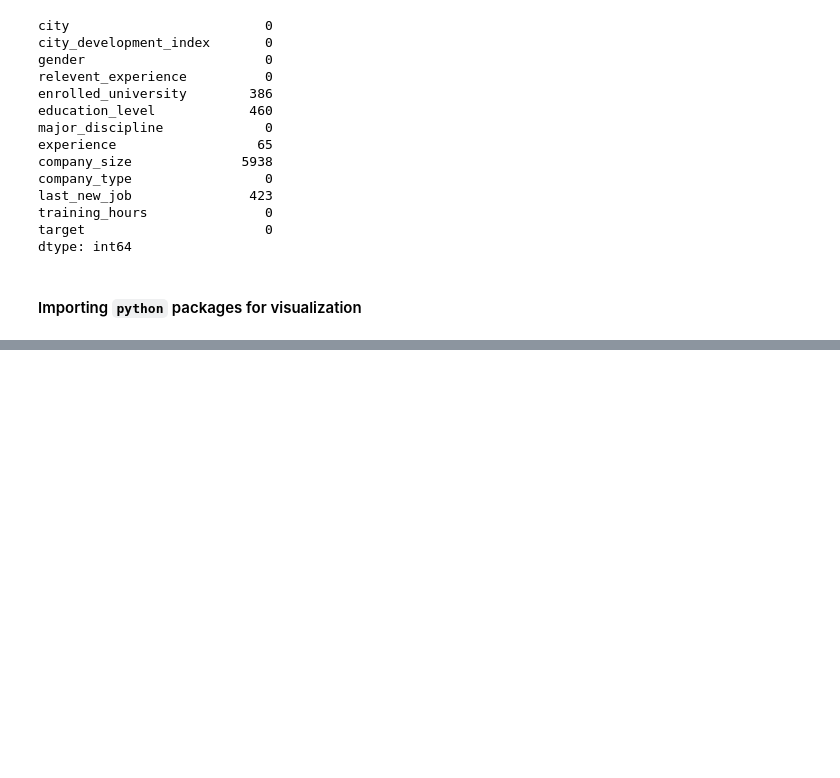
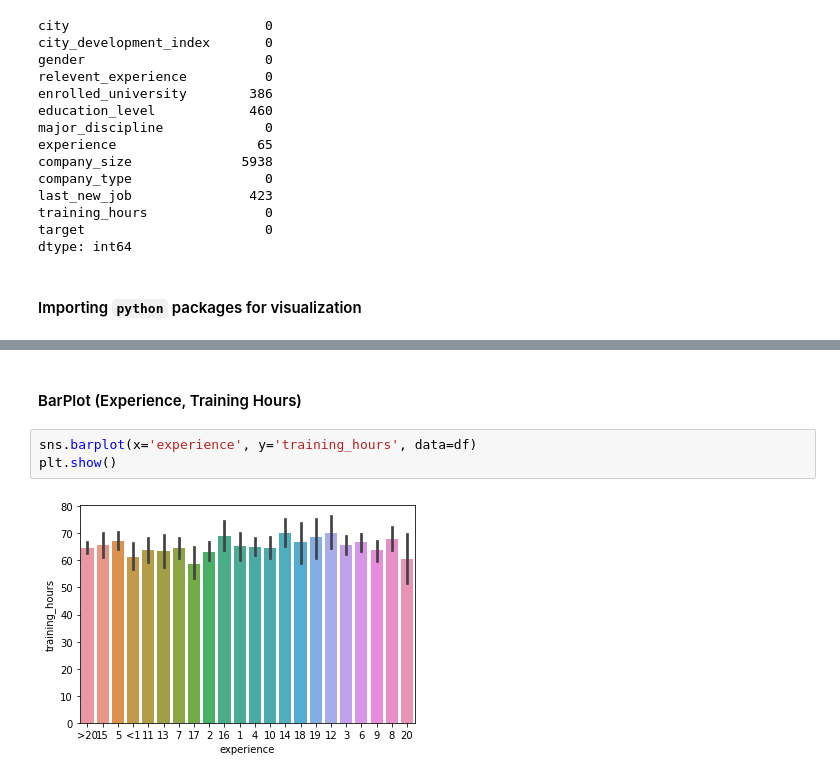
Before and after one commit to K-54N7H05H/DACC-Laboratory, a Jupyter notebook: Experiment-2.ipynb, the cells around one changed output, grey strips where cells are left out. Drawn from its saved outputs; the diff is of its cells as text; blank space fills up the shorter version.

```diff
--- a/Experiment-2.ipynb
+++ b/Experiment-2.ipynb
@@ -181,0 +248,7 @@ plt.show()
+# %% [markdown]
+#### BarPlot (Experience, Training Hours)
+# %%
+sns.barplot(x='experience', y='training_hours', data=df)
+plt.show()
+# %% [output]
+[figure, added]
```
Also changed, not shown: parts of 19 cells of this notebook.
